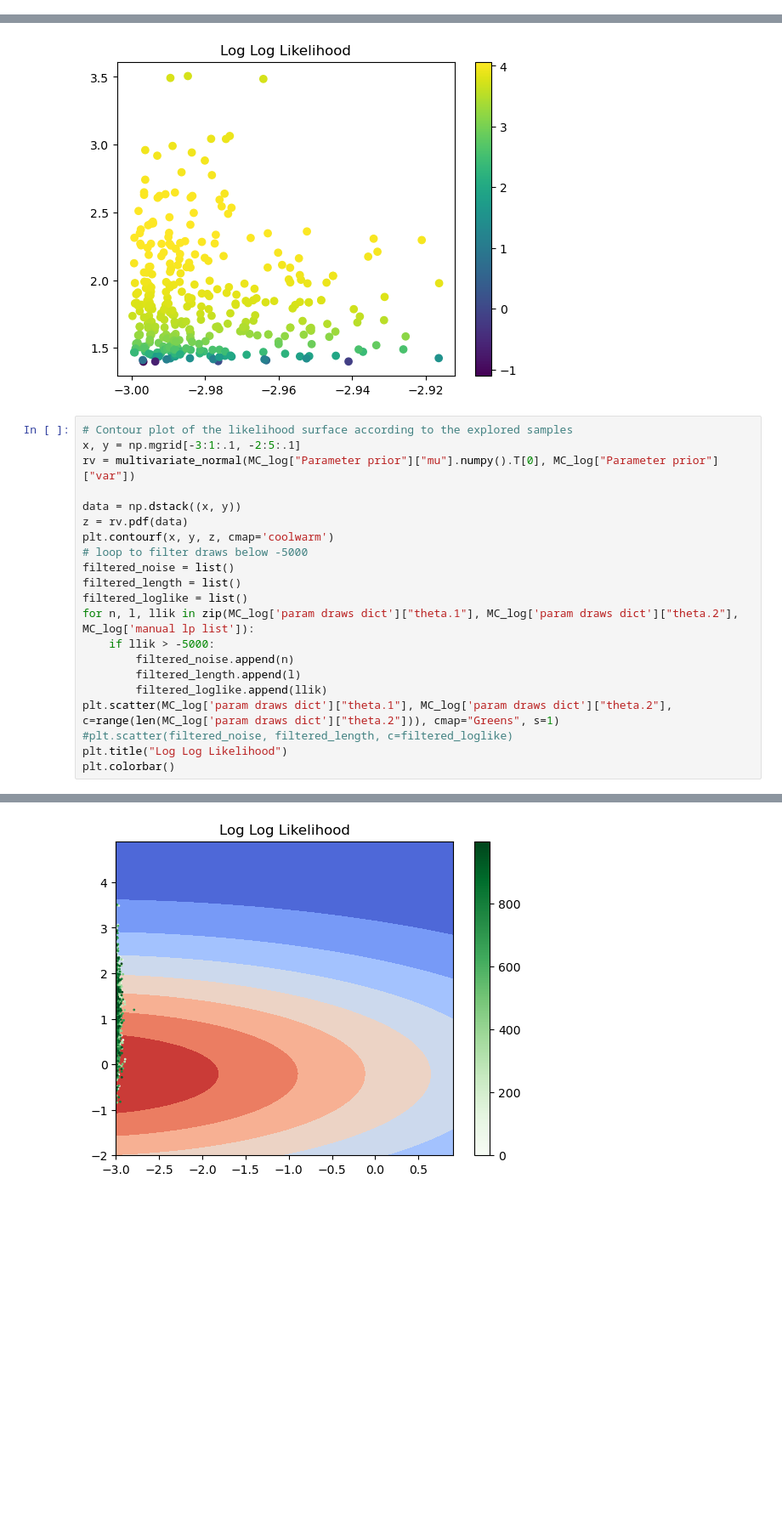
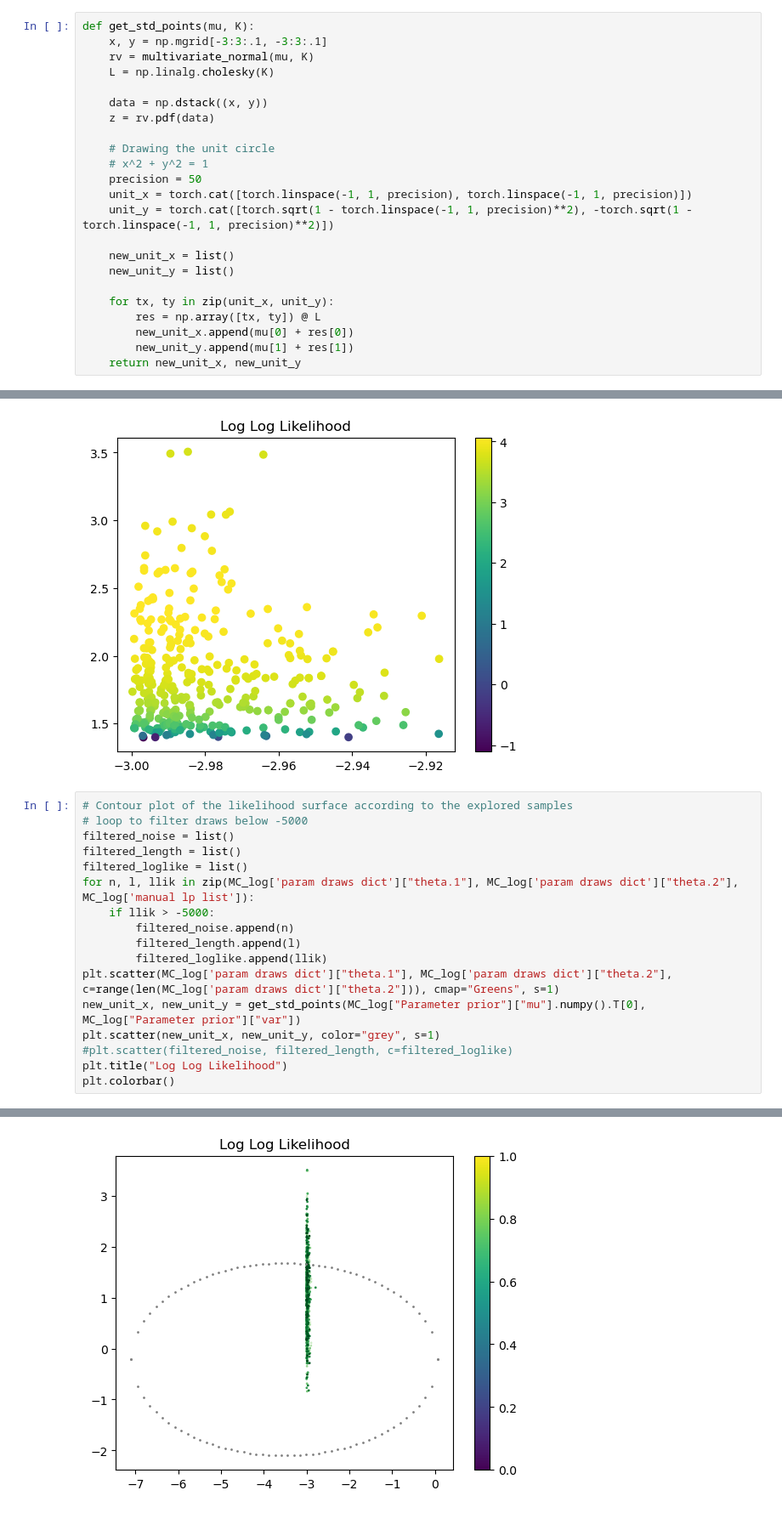
Before and after one commit to ABesginow/LaplaceKernelSearch, a Jupyter notebook: exploration_tests/linear.ipynb, the cells around one changed output, grey strips where cells are left out. Shown: that part at 85% size. Cells and saved outputs as stored; diff of their text form; blank space fills up the shorter version.

Commit message:
drawn the normal distribution in a different way

```diff
--- a/exploration_tests/linear.ipynb
+++ b/exploration_tests/linear.ipynb
@@ -229,6 +229,29 @@ def optimize_hyperparameters(model, likelihood, train_iterations, X, Y, with_BFG
         logables = {"training_log": param_log_dict, "likelihood_log": likelihood_log}
         return loss, logables
     return loss
+# %%
+def get_std_points(mu, K):
+    x, y = np.mgrid[-3:3:.1, -3:3:.1]
+    rv = multivariate_normal(mu, K)
+    L = np.linalg.cholesky(K)
+
+    data = np.dstack((x, y))
+    z = rv.pdf(data)
+
+    # Drawing the unit circle
+    # x^2 + y^2 = 1
+    precision = 50
+    unit_x = torch.cat([torch.linspace(-1, 1, precision), torch.linspace(-1, 1, precision)])
+    unit_y = torch.cat([torch.sqrt(1 - torch.linspace(-1, 1, precision)**2), -torch.sqrt(1 - torch.linspace(-1, 1, precision)**2)])
+
+    new_unit_x = list()
+    new_unit_y = list()
+
+    for tx, ty in zip(unit_x, unit_y):
+        res = np.array([tx, ty]) @ L
+        new_unit_x.append(mu[0] + res[0])
+        new_unit_y.append(mu[1] + res[1])
+    return new_unit_x, new_unit_y
 # %% [markdown]
 # Pre-diddling
 # %%
@@ -387,27 +410,23 @@ plt.colorbar()
 [figure]
 # %%
 # Contour plot of the likelihood surface according to the explored samples
-x, y = np.mgrid[-3:1:.1, -2:5:.1]
-rv = multivariate_normal(MC_log["Parameter prior"]["mu"].numpy().T[0], MC_log["Parameter prior"]["var"])
-
-data = np.dstack((x, y))
-z = rv.pdf(data)
-plt.contourf(x, y, z, cmap='coolwarm')
 # loop to filter draws below -5000
 filtered_noise = list()
 filtered_length = list()
 filtered_loglike = list()
 for n, l, llik in zip(MC_log['param draws dict']["theta.1"], MC_log['param draws dict']["theta.2"], MC_log['manual lp list']):
     if llik > -5000:
         filtered_noise.append(n)
         filtered_length.append(l)
         filtered_loglike.append(llik)
 plt.scatter(MC_log['param draws dict']["theta.1"], MC_log['param draws dict']["theta.2"], c=range(len(MC_log['param draws dict']["theta.2"])), cmap="Greens", s=1)
+new_unit_x, new_unit_y = get_std_points(MC_log["Parameter prior"]["mu"].numpy().T[0], MC_log["Parameter prior"]["var"])
+plt.scatter(new_unit_x, new_unit_y, color="grey", s=1)
 #plt.scatter(filtered_noise, filtered_length, c=filtered_loglike)
 plt.title("Log Log Likelihood")
 plt.colorbar()
 # %% [output]
 <matplotlib.colorbar.Colorbar at 0x...>
-[figure, old version]
+[figure, new version]
 # %%
 # %% [output]
```
Also changed, not shown: parts of 1 cell of this notebook.
